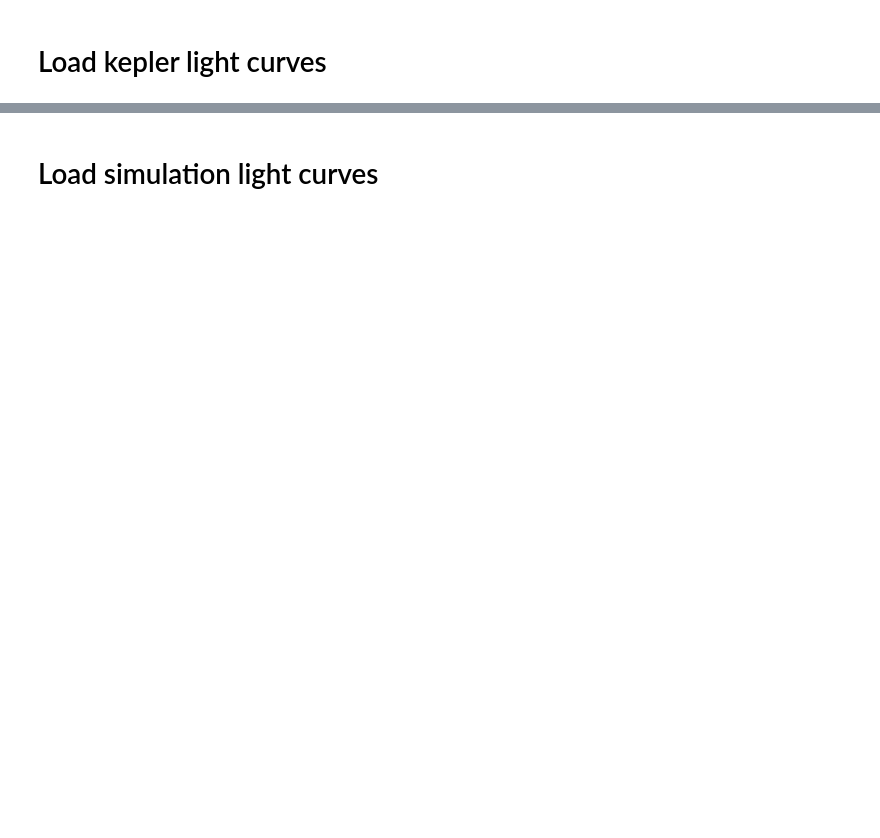
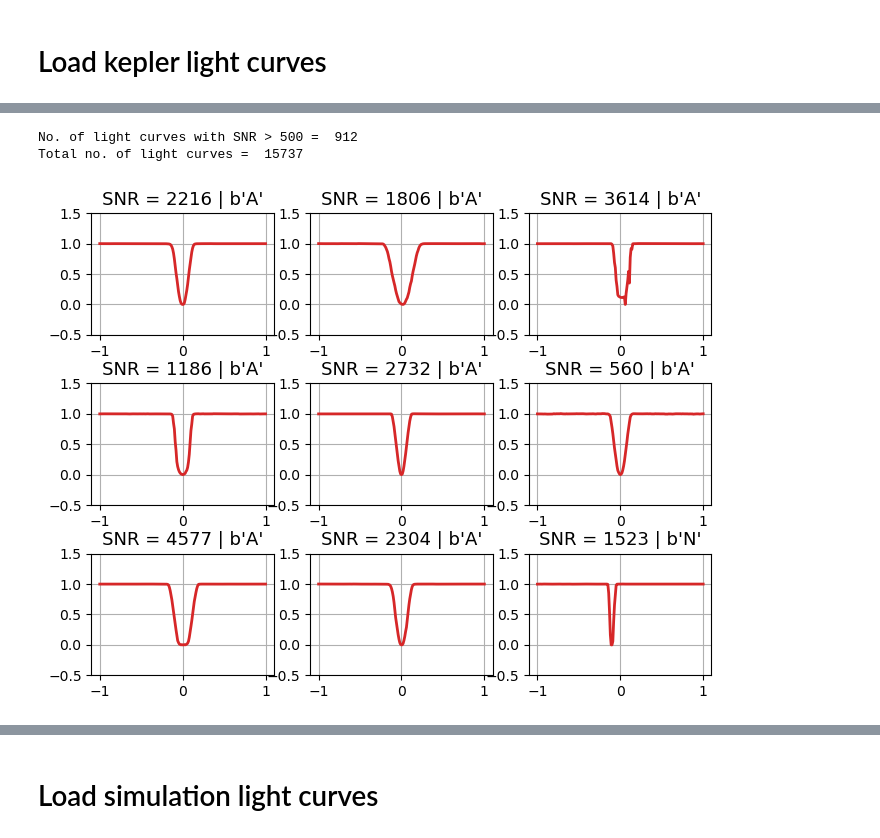
Before and after one commit to abrahammathews2000/mega, a Jupyter notebook: ml_training/overlap_lightcurves_simul_kepler.ipynb, the cells around one changed output, grey strips where cells are left out. Drawn from its saved outputs; the diff is of its cells as text; code cells hidden in the pictures; blank space fills up the shorter version.

```diff
--- a/ml_training/overlap_lightcurves_simul_kepler.ipynb
+++ b/ml_training/overlap_lightcurves_simul_kepler.ipynb
@@ -105,21 +199,10 @@ for i in np.arange(1):
 # %%
-# Code to select all the index of Kepler light curves with SNR > 50
-
-# Calculate SNR of all the lc in Kepler Dataset
-lc_np_array_offset = lc_np_array + 1
-noise_array = np.zeros((len(lc_np_array),120))
-for i in np.arange(len(lc_np_array)):
-    noise_array[i][0:60] = lc_np_array[i,0:60]
-    noise_array[i][60:120] = lc_np_array[i,141:202]
-std_devs_Kepler = np.array([np.std(arr) for arr in noise_array])
-SNR_Kepler = 1/std_devs_Kepler
-
 # Save the index of the light curve with SNR > 50
 # select_kepler_lc = lc_np_array[SNR_Kepler>75]
 # select_kepler_lc = select_kepler_lc + 1
 
-SNR_Threshold = 50
-selected_kepler_index_mask = SNR_Kepler > SNR_Threshold
+SNR_Threshold = 500
+selected_kepler_index_mask = (SNR_Kepler > SNR_Threshold)  # & (SNR_Kepler < 500)
 selected_kepler_index = np.where(selected_kepler_index_mask)[0]
 print(f"No. of light curves with SNR > {SNR_Threshold} = ",len(selected_kepler_index))
 print(f"Total no. of light curves = ",len(SNR_Kepler))
@@ -128,31 +211,35 @@ num = 3
 fig,ax=plt.subplots(num,3, figsize=(8,6), gridspec_kw={ 'width_ratios': [1,1,1],
         'wspace': 0.2,'hspace': 0.4})
 
 # ax[0][1].set_title('Shape',size=15)
 # ax[0][0].set_title('Light Curve (Train Dataset)',size=15)
 # ax[num-1][0].set_xlabel('Phase',size=13)
 ph_kepler = np.linspace(-1,1,len(lc_np_array_offset[0]))
 
 
 i = 0
 for i in np.arange(0,num):
     # k = np.random.randint(0, len(select_kepler_lc)-50)
     k = int(np.random.choice(selected_kepler_index))
     ax[i][0].set_title(f'SNR = {int(np.round(SNR_Kepler[k],0))} | {lc_label_array[k]}',size=13)
     ax[i][0].set_ylim(-0.5,1.5)
     ax[i][0].plot(ph_kepler, lc_np_array_offset[k],color = 'tab:red',linewidth='2')
     ax[i][0].grid('on')
 
     k = int(np.random.choice(selected_kepler_index))
     ax[i][1].set_title(f'SNR = {int(np.round(SNR_Kepler[k],0))} | {lc_label_array[k]}',size=13)
     ax[i][1].set_ylim(-0.5,1.5)
     ax[i][1].plot(ph_kepler, lc_np_array_offset[k],color = 'tab:red',linewidth='2')
     ax[i][1].grid('on')
 
     k = int(np.random.choice(selected_kepler_index))
     ax[i][2].set_title(f'SNR = {int(np.round(SNR_Kepler[k],0))} | {lc_label_array[k]}',size=13)
     ax[i][2].set_ylim(-0.5,1.5)
     ax[i][2].plot(ph_kepler, lc_np_array_offset[k],color = 'tab:red',linewidth='2')
     ax[i][2].grid('on')
     i = i + 1
+# %% [output]
+No. of light curves with SNR > 500 =  912
+Total no. of light curves =  15737
+[figure, added]
 # %%
```
Also changed, not shown: parts of 18 cells of this notebook.
